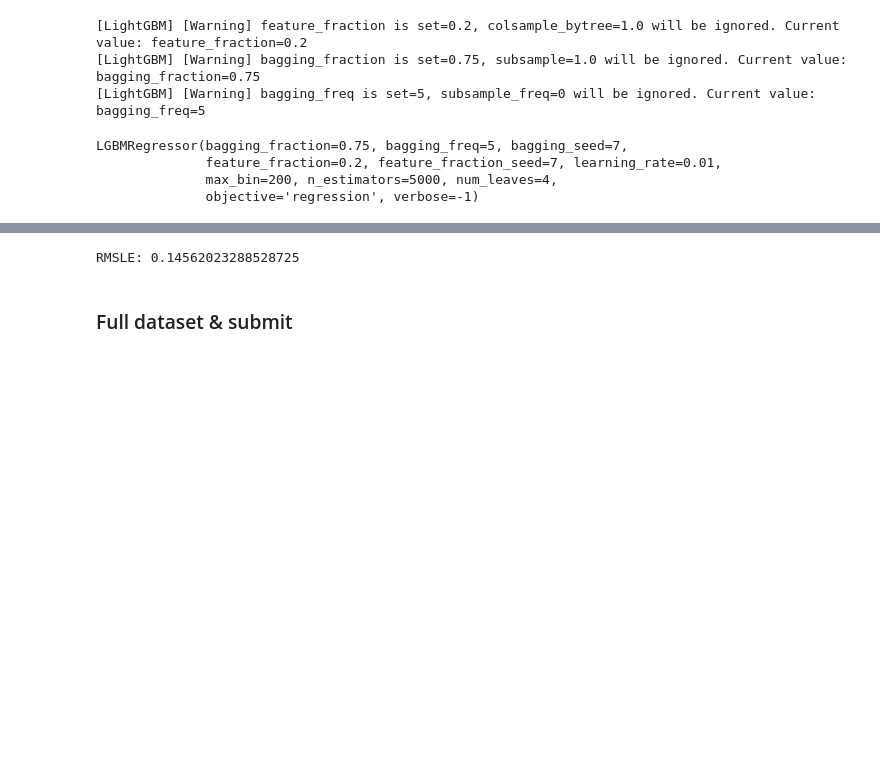
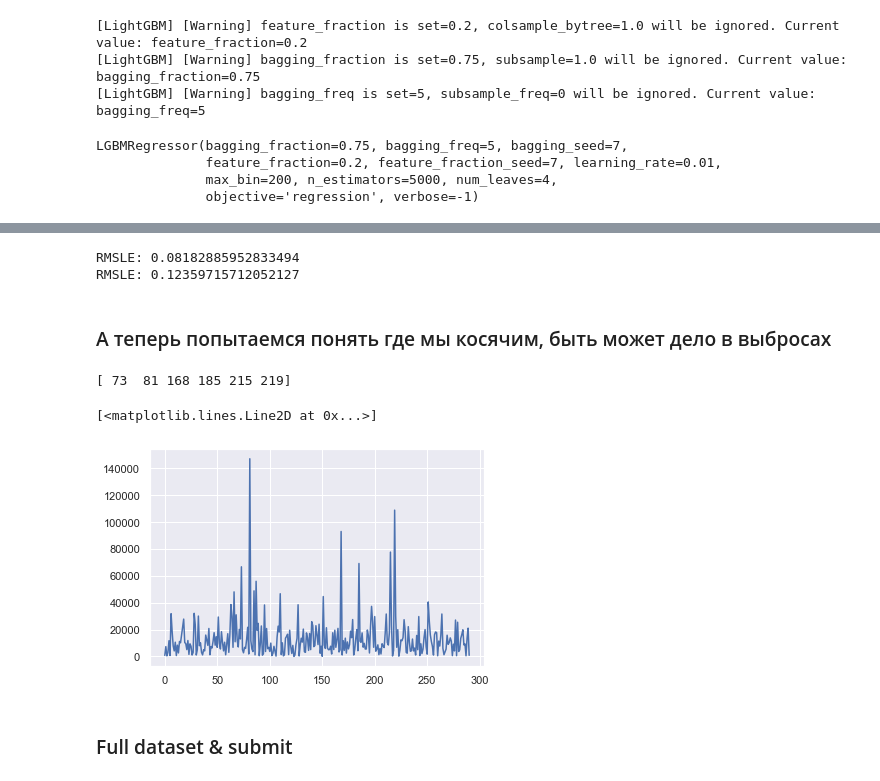
Before and after one commit to Altair200333/ML_tasks, a Jupyter notebook: task4/cat_boost_categorical.ipynb, the cells around one changed output, grey strips where cells are left out. Saved outputs shown, nothing was run; the diff lists cells and outputs as text; code cells hidden in the pictures; blank space fills up the shorter version.

```diff
--- a/task4/cat_boost_categorical.ipynb
+++ b/task4/cat_boost_categorical.ipynb
@@ -222,10 +225,26 @@ lbg_model = lgb.LGBMRegressor(random_state=random_state, n_estimators=int(best['
                       max_depth=int(best['max_depth']), learning_rate=best['learning_rate'], num_leaves = int(best['num_leaves']))
 lbg_model.fit(X_train, y_train, **fit_params)
 
+
+predictions = lbg_model.predict(X_train)
+print("RMSLE: " + str(rmsle(predictions, y_train)))
+
 predictions = lbg_model.predict(X_test)
 print("RMSLE: " + str(rmsle(predictions, y_test)))
 # %% [output]
-RMSLE: 0.14562023288528725
+RMSLE: 0.08182885952833494
+RMSLE: 0.12359715712052127
+# %% [markdown]
+### А теперь попытаемся понять где мы косячим, быть может дело в выбросах
+# %%
+differences = np.abs((np.expm1(predictions) - np.expm1(y_test)))
+
+outliers_ids = np.where(differences > 60000)[0]
+plt.plot(differences.values)
+# %% [output]
+[ 73  81 168 185 215 219]
+[<matplotlib.lines.Line2D at 0x...>]
+[figure, added]
 # %% [markdown]
 ### Full dataset & submit
 # %%
```
Also changed, not shown: parts of 17 cells of this notebook, 9 other files.
